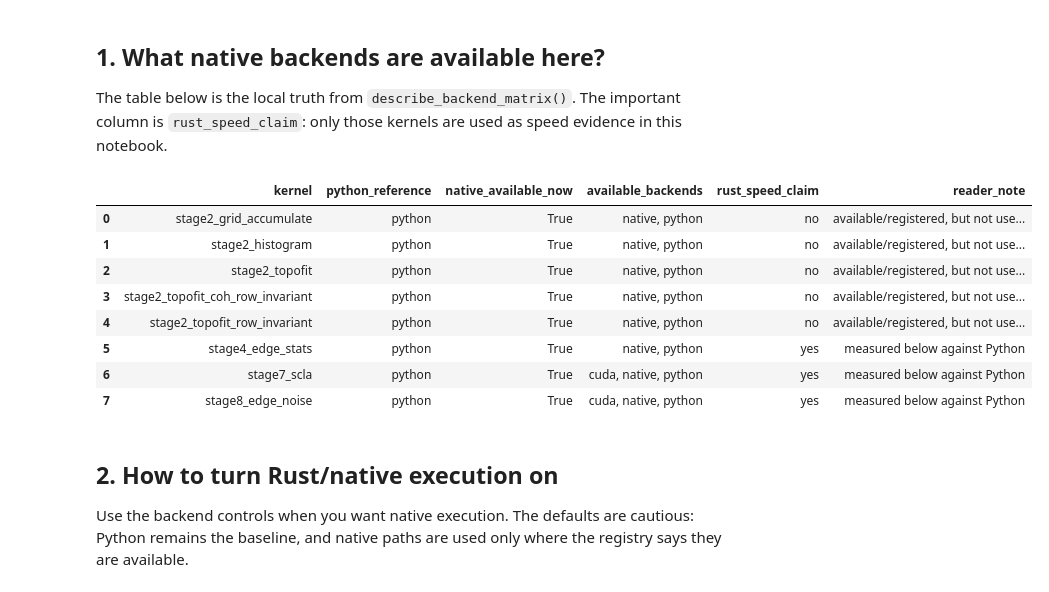
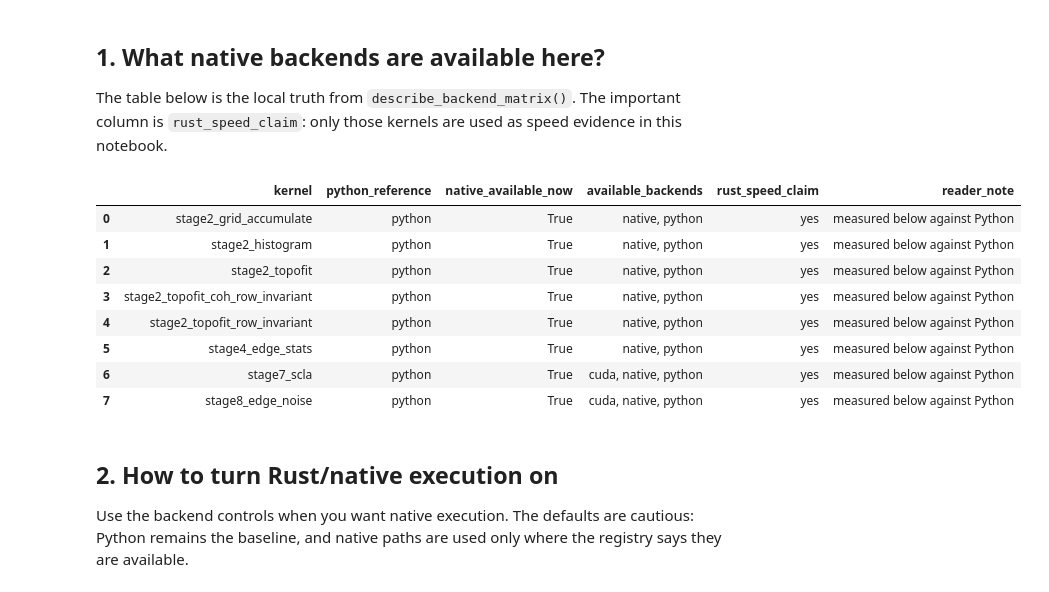
Before and after one commit to sirbastiano/pystamps, a Jupyter notebook: notebooks/start_here_rust.ipynb, the cells around one changed output. Saved outputs shown, nothing was run; the diff lists cells and outputs as text; code cells hidden in the pictures.

```diff
--- a/notebooks/start_here_rust.ipynb
+++ b/notebooks/start_here_rust.ipynb
@@ -145,34 +150,43 @@ Rust is not a second workflow. It is an implementation choice for selected kerne
 The table below is the local truth from `describe_backend_matrix()`. The important column is `rust_speed_claim`: only those kernels are used as speed evidence in this notebook.
 # %%
 backend_matrix = describe_backend_matrix()
-speed_claim_kernels = {'stage4_edge_stats', 'stage7_scla', 'stage8_edge_noise'}
+speed_claim_kernels = {
+    'stage2_grid_accumulate',
+    'stage2_histogram',
+    'stage2_topofit',
+    'stage2_topofit_coh_row_invariant',
+    'stage2_topofit_row_invariant',
+    'stage4_edge_stats',
+    'stage7_scla',
+    'stage8_edge_noise',
+}
 backend_rows = []
 for kernel, info in sorted(backend_matrix.get('kernels', {}).items()):
     supported = info.get('supported_backends', [])
     available = info.get('available_backends', [])
     backend_rows.append(
         {
             'kernel': kernel,
             'python_reference': info.get('baseline_backend', 'python'),
             'native_available_now': 'native' in available,
             'available_backends': ', '.join(available),
-            'rust_speed_claim': 'yes' if kernel in speed_claim_kernels else 'no',
+            'rust_speed_claim': 'yes' if kernel in speed_claim_kernels and 'native' in available else 'no',
             'reader_note': (
                 'measured below against Python'
-                if kernel in speed_claim_kernels
-                else 'available/registered, but not used as speed evidence here'
+                if kernel in speed_claim_kernels and 'native' in available
+                else 'native backend is not available in this environment'
             ),
         }
     )
 backend_df = pd.DataFrame(backend_rows)
 display(backend_df)
 # %% [output]
 |  | kernel | python_reference | native_available_now | available_backends | rust_speed_claim | reader_note |
-| 0 | stage2_grid_accumulate | python | True | native, python | no | available/registered, but not use... |
-| 1 | stage2_histogram | python | True | native, python | no | available/registered, but not use... |
-| 2 | stage2_topofit | python | True | native, python | no | available/registered, but not use... |
-| 3 | stage2_topofit_coh_row_invariant | python | True | native, python | no | available/registered, but not use... |
-| 4 | stage2_topofit_row_invariant | python | True | native, python | no | available/registered, but not use... |
+| 0 | stage2_grid_accumulate | python | True | native, python | yes | measured below against Python |
+| 1 | stage2_histogram | python | True | native, python | yes | measured below against Python |
+| 2 | stage2_topofit | python | True | native, python | yes | measured below against Python |
+| 3 | stage2_topofit_coh_row_invariant | python | True | native, python | yes | measured below against Python |
+| 4 | stage2_topofit_row_invariant | python | True | native, python | yes | measured below against Python |
 | 5 | stage4_edge_stats | python | True | native, python | yes | measured below against Python |
 | 6 | stage7_scla | python | True | cuda, native, python | yes | measured below against Python |
 | 7 | stage8_edge_noise | python | True | cuda, native, python | yes | measured below against Python |
```
Also changed, not shown: parts of 6 cells of this notebook, 2 other files.
